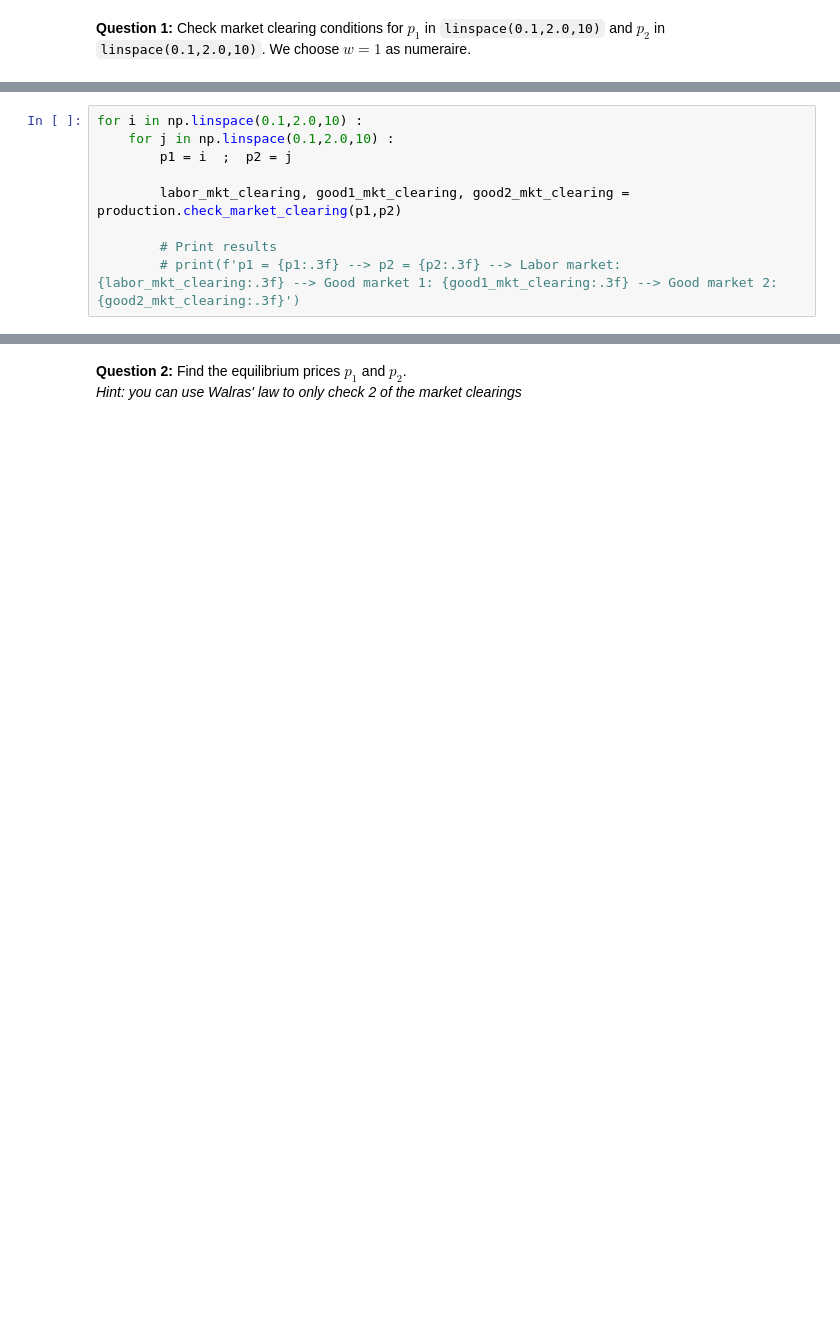
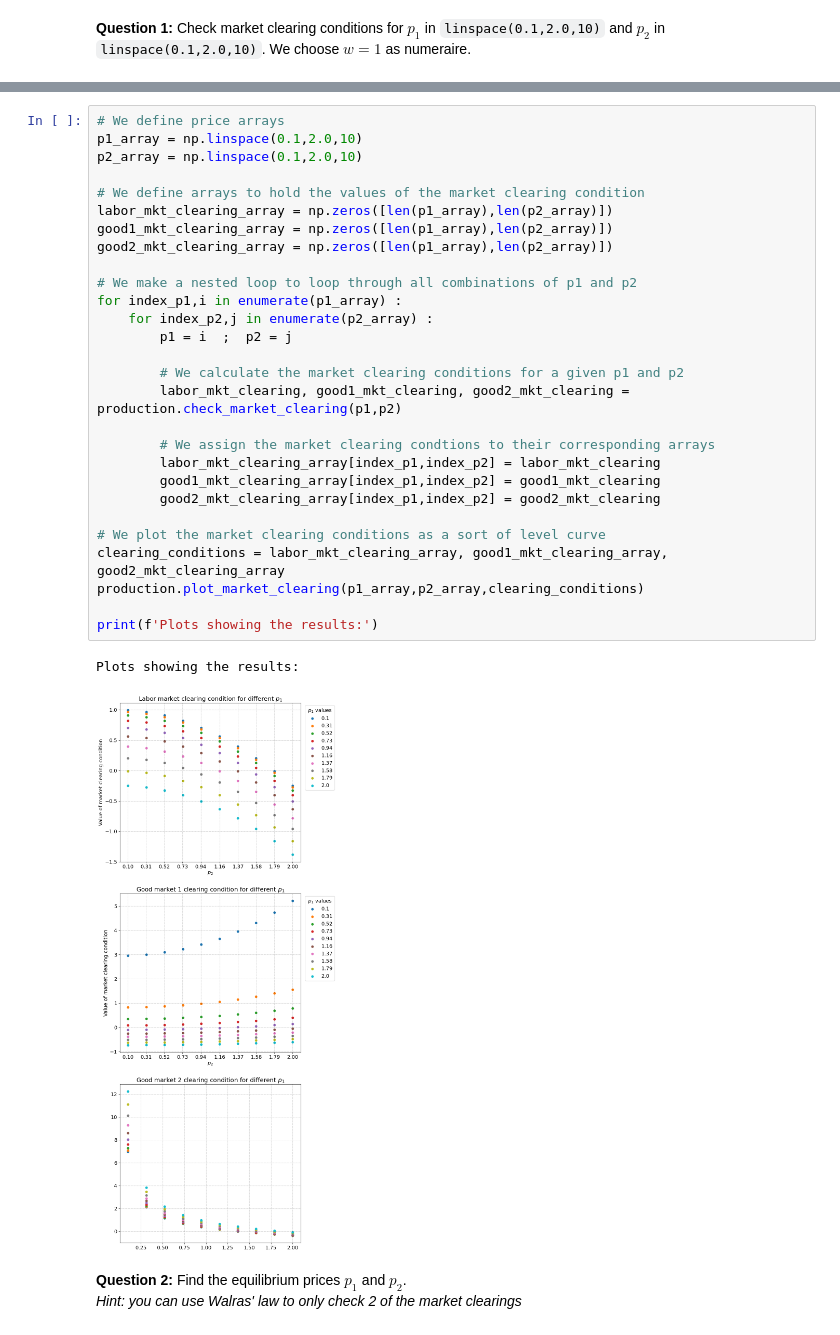
Before and after one commit to NumEconCopenhagen/projects-2024-flation, a Jupyter notebook: Examproject/exam_2024.ipynb, the cells around one changed output, grey strips where cells are left out. Saved outputs shown, nothing was run; the diff lists cells and outputs as text; blank space fills up the shorter version.

```diff
--- a/Examproject/exam_2024.ipynb
+++ b/Examproject/exam_2024.ipynb
@@ -97,9 +102,0 @@ production = ProductionEconomy()
-# %%
-for i in np.linspace(0.1,2.0,10) :
-    for j in np.linspace(0.1,2.0,10) :
-        p1 = i  ;  p2 = j
-
-        labor_mkt_clearing, good1_mkt_clearing, good2_mkt_clearing = production.check_market_clearing(p1,p2)
-
-        # Print results
-        # print(f'p1 = {p1:.3f} --> p2 = {p2:.3f} --> Labor market: {labor_mkt_clearing:.3f} --> Good market 1: {good1_mkt_clearing:.3f} --> Good market 2: {good2_mkt_clearing:.3f}')
@@ -106,3 +107,34 @@ for i in np.linspace(0.1,2.0,10) :
+# %%
+# We define price arrays
+p1_array = np.linspace(0.1,2.0,10)
+p2_array = np.linspace(0.1,2.0,10)
+
+# We define arrays to hold the values of the market clearing condition
+labor_mkt_clearing_array = np.zeros([len(p1_array),len(p2_array)])
+good1_mkt_clearing_array = np.zeros([len(p1_array),len(p2_array)])
+good2_mkt_clearing_array = np.zeros([len(p1_array),len(p2_array)])
+
+# We make a nested loop to loop through all combinations of p1 and p2
+for index_p1,i in enumerate(p1_array) :
+    for index_p2,j in enumerate(p2_array) :
+        p1 = i  ;  p2 = j
+
+        # We calculate the market clearing conditions for a given p1 and p2
+        labor_mkt_clearing, good1_mkt_clearing, good2_mkt_clearing = production.check_market_clearing(p1,p2)
+
+        # We assign the market clearing condtions to their corresponding arrays
+        labor_mkt_clearing_array[index_p1,index_p2] = labor_mkt_clearing
+        good1_mkt_clearing_array[index_p1,index_p2] = good1_mkt_clearing
+        good2_mkt_clearing_array[index_p1,index_p2] = good2_mkt_clearing
+
+# We plot the market clearing conditions as a sort of level curve
+clearing_conditions = labor_mkt_clearing_array, good1_mkt_clearing_array, good2_mkt_clearing_array
+production.plot_market_clearing(p1_array,p2_array,clearing_conditions)
+
+print(f'Plots showing the results:')
+# %% [output]
+Plots showing the results:
+[figure, added]
 # %% [markdown]
 **Question 2:** Find the equilibrium prices $p_1$ and $p_2$.<br>
 *Hint: you can use Walras' law to only check 2 of the market clearings*
```
Also changed, not shown: parts of 28 cells of this notebook, 1 other file.
